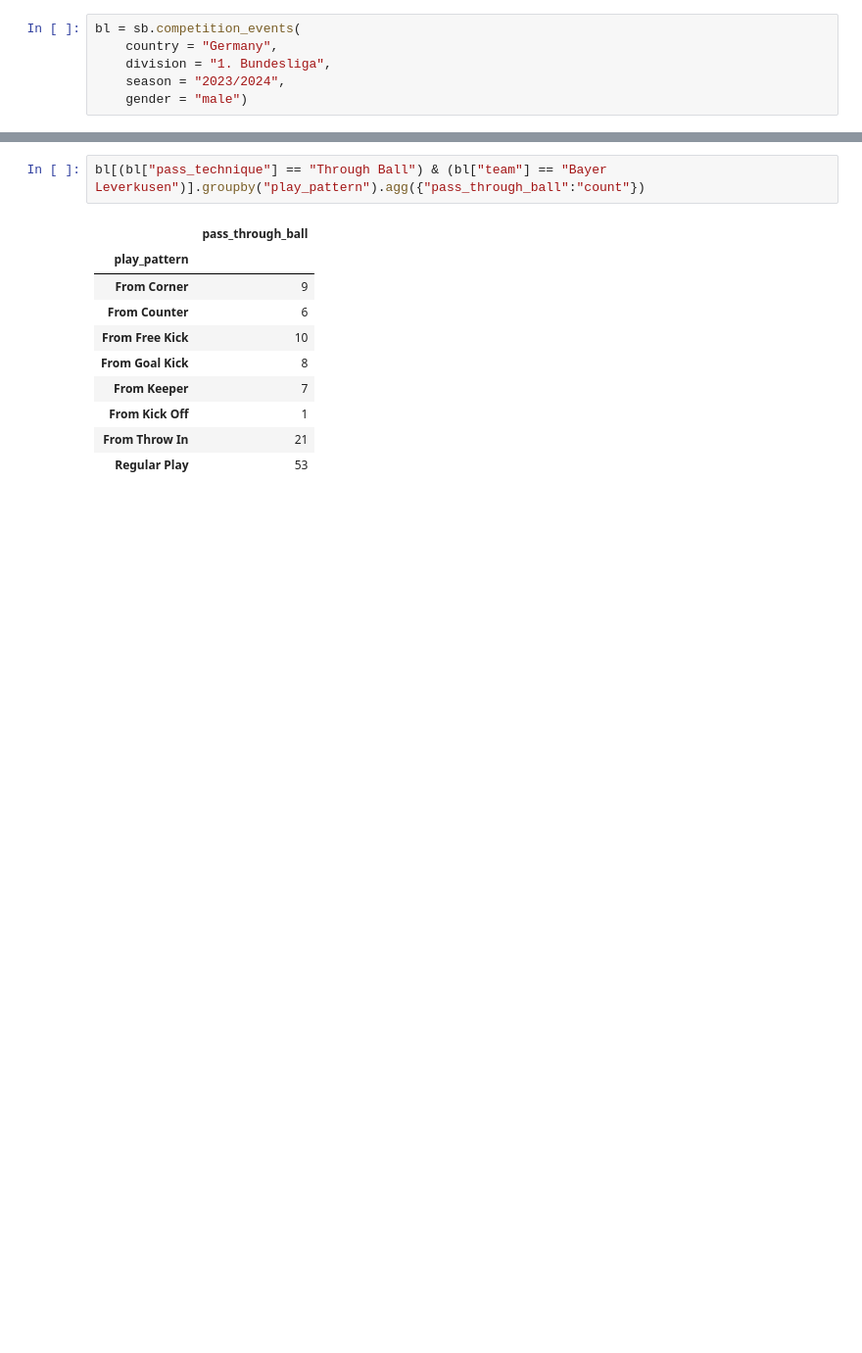
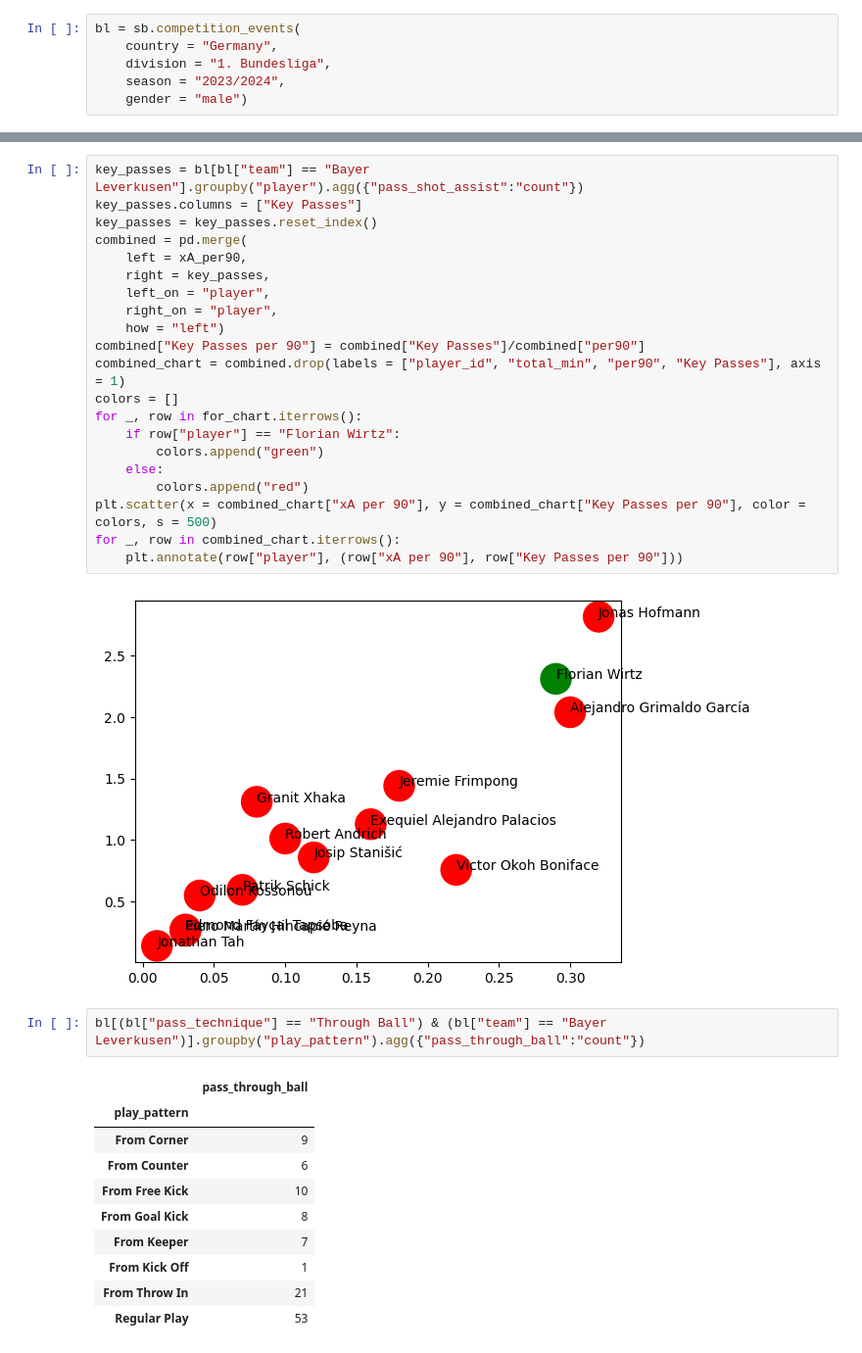
Before and after one commit to TobiaszKuc/_football_analysis, a Jupyter notebook: Jupyter Notebooks/WirtzProject/BayerLeverkusen.ipynb, the cells around one changed output, grey strips where cells are left out. Shown at 98% size. Drawn from its saved outputs; the diff is of its cells as text; blank space fills up the shorter version.

```diff
--- a/Jupyter Notebooks/WirtzProject/BayerLeverkusen.ipynb
+++ b/Jupyter Notebooks/WirtzProject/BayerLeverkusen.ipynb
@@ -273,3 +332,26 @@ xA_per90[xA_per90["total_min"] > 999].sort_values(by = "xA_per90", ascending = F
+# %%
+key_passes = bl[bl["team"] == "Bayer Leverkusen"].groupby("player").agg({"pass_shot_assist":"count"})
+key_passes.columns = ["Key Passes"]
+key_passes = key_passes.reset_index()
+combined = pd.merge(
+    left = xA_per90,
+    right = key_passes,
+    left_on = "player",
+    right_on = "player",
+    how = "left")
+combined["Key Passes per 90"] = combined["Key Passes"]/combined["per90"]
+combined_chart = combined.drop(labels = ["player_id", "total_min", "per90", "Key Passes"], axis = 1)
+colors = []
+for _, row in for_chart.iterrows():
+    if row["player"] == "Florian Wirtz":
+        colors.append("green")
+    else:
+        colors.append("red")
+plt.scatter(x = combined_chart["xA per 90"], y = combined_chart["Key Passes per 90"], color = colors, s = 500)
+for _, row in combined_chart.iterrows():
+    plt.annotate(row["player"], (row["xA per 90"], row["Key Passes per 90"]))
+# %% [output]
+[figure, added]
 # %%
 bl[(bl["pass_technique"] == "Through Ball") & (bl["team"] == "Bayer Leverkusen")].groupby("play_pattern").agg({"pass_through_ball":"count"})
 # %% [output]
```
Also changed, not shown: parts of 22 cells of this notebook.
